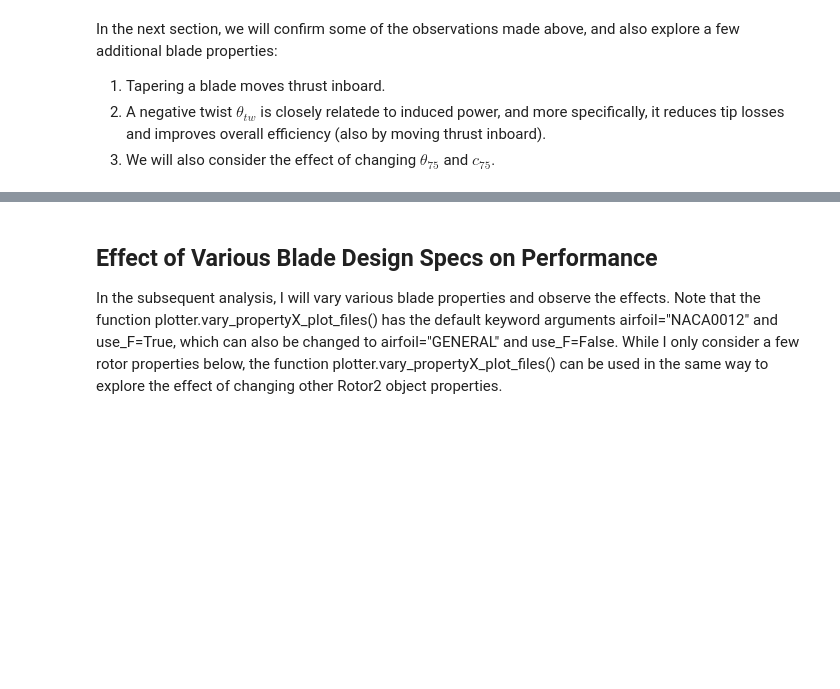
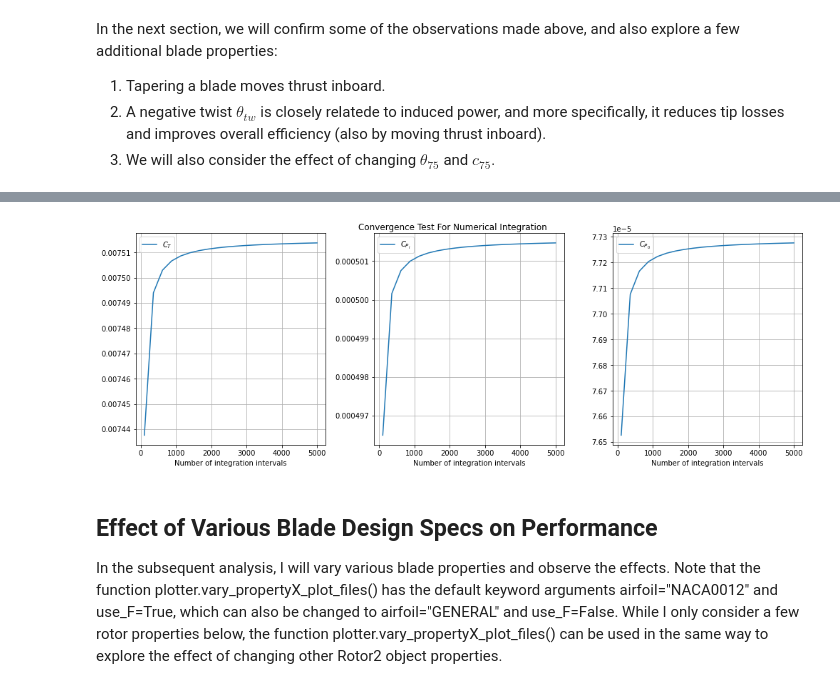
Before and after one commit to nruhl25/HoveringVehicleDesign, a Jupyter notebook: proj1/proj1_report.ipynb, the cells around one changed output, grey strips where cells are left out. Saved outputs shown, nothing was run; the diff lists cells and outputs as text; code cells hidden in the pictures; blank space fills up the shorter version.

```diff
--- a/proj1/proj1_report.ipynb
+++ b/proj1/proj1_report.ipynb
@@ -260,3 +265,7 @@ In the next section, we will confirm some of the observations made above, and al
+# %%
+plotter.convergence_test(rotor)
+# %% [output]
+[figure, added]
 # %%
 import warnings
 warnings.filterwarnings("ignore")
```
Also changed, not shown: parts of 16 cells of this notebook, 4 other files.
